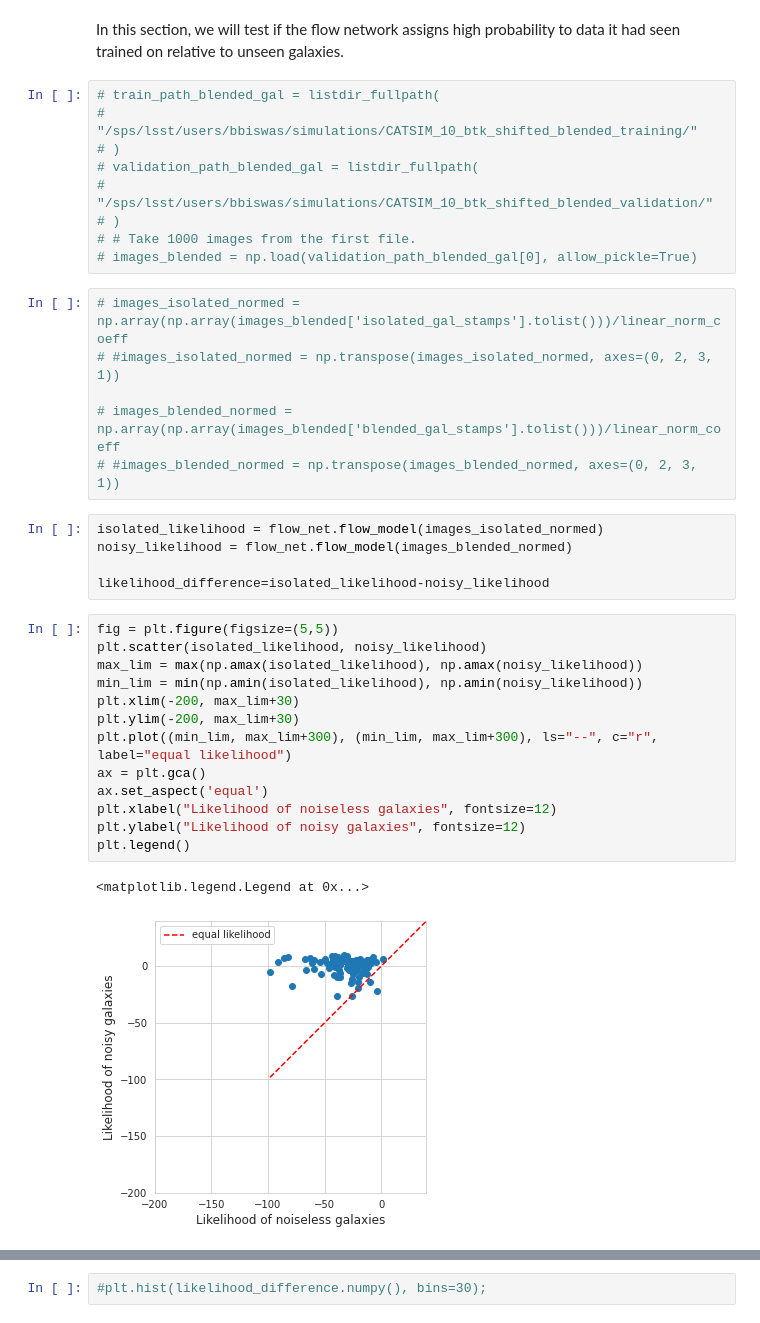
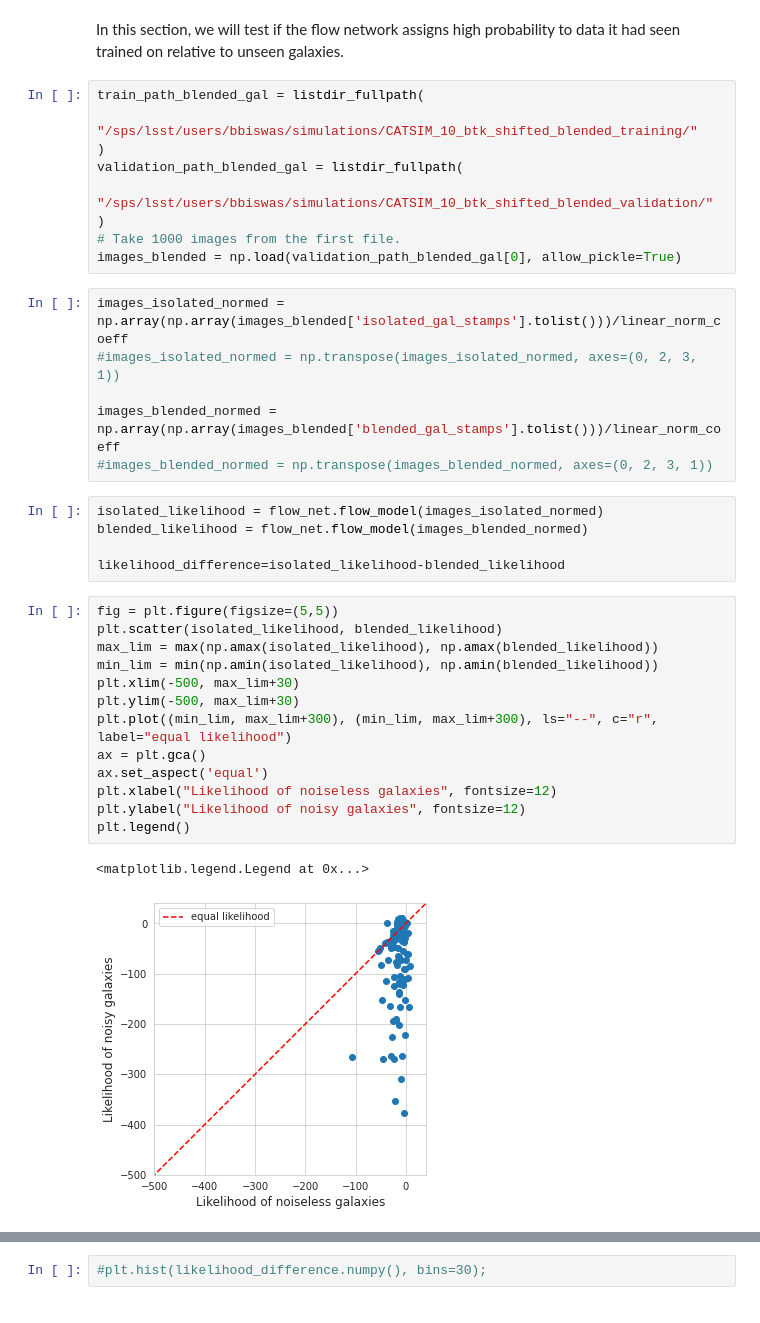
Before and after one commit to b-biswas/MADNESS-legacy, a Jupyter notebook: notebooks/basic_tests.ipynb, the cells around one changed output, grey strips where cells are left out. Saved outputs shown, nothing was run; the diff lists cells and outputs as text.

Commit message:
Fix nf (#71)
* update path for deblender

* choose training files randomly

* changed permutation and activation

* use model with kl weight .01

* updating training parameters

* updating notebooks

```diff
--- a/notebooks/basic_tests.ipynb
+++ b/notebooks/basic_tests.ipynb
@@ -196,39 +198,39 @@ In the next section we will try to see if we can model this distribution using t
 # %% [markdown]
 In this section, we will test if the flow network assigns high probability to data it had seen trained on relative to unseen galaxies.
 # %%
-# train_path_blended_gal = listdir_fullpath(
-#     "/sps/lsst/users/bbiswas/simulations/CATSIM_10_btk_shifted_blended_training/"
-# )
-# validation_path_blended_gal = listdir_fullpath(
-#     "/sps/lsst/users/bbiswas/simulations/CATSIM_10_btk_shifted_blended_validation/"
-# )
-# # Take 1000 images from the first file.
-# images_blended = np.load(validation_path_blended_gal[0], allow_pickle=True)
+train_path_blended_gal = listdir_fullpath(
+    "/sps/lsst/users/bbiswas/simulations/CATSIM_10_btk_shifted_blended_training/"
+)
+validation_path_blended_gal = listdir_fullpath(
+    "/sps/lsst/users/bbiswas/simulations/CATSIM_10_btk_shifted_blended_validation/"
+)
+# Take 1000 images from the first file.
+images_blended = np.load(validation_path_blended_gal[0], allow_pickle=True)
 # %%
-# images_isolated_normed = np.array(np.array(images_blended['isolated_gal_stamps'].tolist()))/linear_norm_coeff
-# #images_isolated_normed = np.transpose(images_isolated_normed, axes=(0, 2, 3, 1))
+images_isolated_normed = np.array(np.array(images_blended['isolated_gal_stamps'].tolist()))/linear_norm_coeff
+#images_isolated_normed = np.transpose(images_isolated_normed, axes=(0, 2, 3, 1))
 
-# images_blended_normed = np.array(np.array(images_blended['blended_gal_stamps'].tolist()))/linear_norm_coeff
-# #images_blended_normed = np.transpose(images_blended_normed, axes=(0, 2, 3, 1))
+images_blended_normed = np.array(np.array(images_blended['blended_gal_stamps'].tolist()))/linear_norm_coeff
+#images_blended_normed = np.transpose(images_blended_normed, axes=(0, 2, 3, 1))
 # %%
 isolated_likelihood = flow_net.flow_model(images_isolated_normed)
-noisy_likelihood = flow_net.flow_model(images_blended_normed)
+blended_likelihood = flow_net.flow_model(images_blended_normed)
 
-likelihood_difference=isolated_likelihood-noisy_likelihood
+likelihood_difference=isolated_likelihood-blended_likelihood
 # %%
 fig = plt.figure(figsize=(5,5))
-plt.scatter(isolated_likelihood, noisy_likelihood)
-max_lim = max(np.amax(isolated_likelihood), np.amax(noisy_likelihood))
-min_lim = min(np.amin(isolated_likelihood), np.amin(noisy_likelihood))
-plt.xlim(-200, max_lim+30)
-plt.ylim(-200, max_lim+30)
+plt.scatter(isolated_likelihood, blended_likelihood)
+max_lim = max(np.amax(isolated_likelihood), np.amax(blended_likelihood))
+min_lim = min(np.amin(isolated_likelihood), np.amin(blended_likelihood))
+plt.xlim(-500, max_lim+30)
+plt.ylim(-500, max_lim+30)
 plt.plot((min_lim, max_lim+300), (min_lim, max_lim+300), ls="--", c="r", label="equal likelihood")
 ax = plt.gca()
 ax.set_aspect('equal')
 plt.xlabel("Likelihood of noiseless galaxies", fontsize=12)
 plt.ylabel("Likelihood of noisy galaxies", fontsize=12)
 plt.legend()
 # %% [output]
 <matplotlib.legend.Legend at 0x...>
-[figure, old version]
+[figure, new version]
 # %% [markdown]
```
Also changed, not shown: parts of 23 cells of this notebook, 7 other files.
